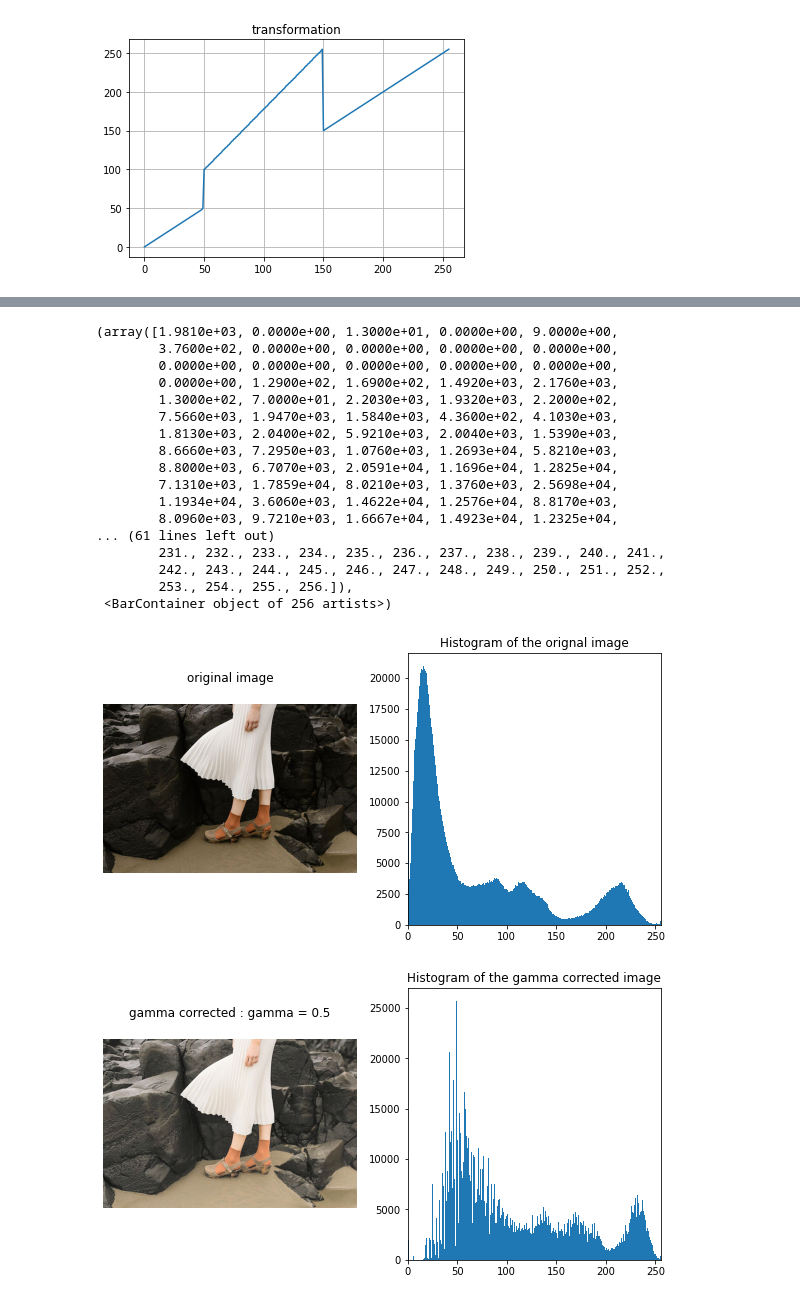
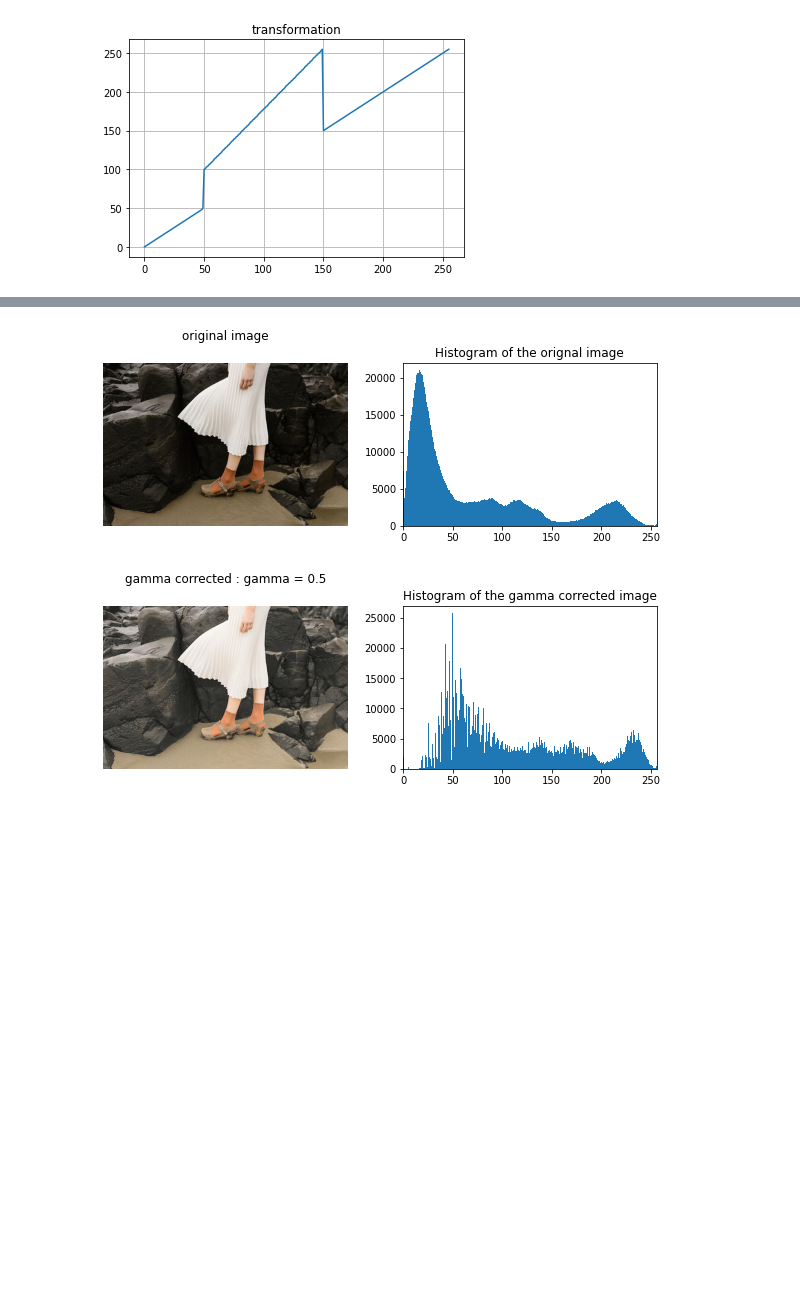
Before and after one commit to ishrath99/S4_EN_2550, a Jupyter notebook: Assignments/Assignment_1/190026T_en2550_assignment_01.ipynb, the cells around one changed output, grey strips where cells are left out. Cells and saved outputs as stored; diff of their text form; code cells hidden in the pictures; blank space fills up the shorter version.

```diff
--- a/Assignments/Assignment_1/190026T_en2550_assignment_01.ipynb
+++ b/Assignments/Assignment_1/190026T_en2550_assignment_01.ipynb
@@ -95,56 +100,42 @@ ax2.set_ylim([0,255])
 # %%
 #3)
 original = cv.imread(r'E:\Aca\aca sem 4\Image Processing & Machine vision\Assignments\Assignment_1\highlights_and_shadows.jpg', cv.IMREAD_COLOR)
 assert original is not None
 original_lab = cv.cvtColor(original, cv.COLOR_BGR2LAB)
 L = original_lab[:,:,0]
 
-fig1, (ax1, ax2) = plt.subplots(1,2, figsize=(10,5))
+fig1, (ax1, ax2) = plt.subplots(1,2, figsize=(10,3))
 original_rgb = cv.cvtColor(original, cv.COLOR_BGR2RGB)
 ax1.imshow(original_rgb)
 ax1.axis('off')
 ax1.title.set_text('original image')
 ax1.xaxis.tick_top()
 
 ax2.set_xlim([0, 256])
 ax2.title.set_text('Histogram of the orignal image')
-ax2.hist(original_rgb.flatten(), 256, [0, 256])
+ax2.hist(original_rgb.flatten(), 256, [0, 256]);
 
 gamma = 0.5
 correction = np.array([(pixel/255)**gamma*255 for pixel in range(0, 256)]).astype(np.uint8)
 corrected = cv.LUT(L, correction)
 original_lab[:,:,0] = corrected
 corrected_rgb = cv.cvtColor(original_lab, cv.COLOR_LAB2RGB)
 
-fig2, (ax1, ax2) = plt.subplots(1,2, figsize=(10,5))
+fig2, (ax1, ax2) = plt.subplots(1,2, figsize=(10,3))
 ax1.imshow(corrected_rgb)
 ax1.axis('off')
 ax1.title.set_text('gamma corrected : gamma = '+ str(gamma))
 ax1.xaxis.tick_top()
 
 ax2.set_xlim([0, 256])
 ax2.title.set_text('Histogram of the gamma corrected image')
-ax2.hist(corrected_rgb.flatten(), 256, [0, 256])
+ax2.hist(corrected_rgb.flatten(), 256, [0, 256]);
+
+del original; del original_lab; del original_rgb
+del corrected; del corrected_rgb; del correction; del L
 # %% [output]
-(array([1.9810e+03, 0.0000e+00, 1.3000e+01, 0.0000e+00, 9.0000e+00,
-        3.7600e+02, 0.0000e+00, 0.0000e+00, 0.0000e+00, 0.0000e+00,
-        0.0000e+00, 0.0000e+00, 0.0000e+00, 0.0000e+00, 0.0000e+00,
-        0.0000e+00, 1.2900e+02, 1.6900e+02, 1.4920e+03, 2.1760e+03,
-        1.3000e+02, 7.0000e+01, 2.2030e+03, 1.9320e+03, 2.2000e+02,
-        7.5660e+03, 1.9470e+03, 1.5840e+03, 4.3600e+02, 4.1030e+03,
-        1.8130e+03, 2.0400e+02, 5.9210e+03, 2.0040e+03, 1.5390e+03,
-        8.6660e+03, 7.2950e+03, 1.0760e+03, 1.2693e+04, 5.8210e+03,
-        8.8000e+03, 6.7070e+03, 2.0591e+04, 1.1696e+04, 1.2825e+04,
-        7.1310e+03, 1.7859e+04, 8.0210e+03, 1.3760e+03, 2.5698e+04,
-        1.1934e+04, 3.6060e+03, 1.4622e+04, 1.2576e+04, 8.8170e+03,
-        8.0960e+03, 9.7210e+03, 1.6667e+04, 1.4923e+04, 1.2325e+04,
-... (61 lines left out)
-        231., 232., 233., 234., 235., 236., 237., 238., 239., 240., 241.,
-        242., 243., 244., 245., 246., 247., 248., 249., 250., 251., 252.,
-        253., 254., 255., 256.]),
- <BarContainer object of 256 artists>)
-[figure, old version]
+[figure, new version]
-[figure, old version]
+[figure, new version]
 # %%
 #4)
 def histogramEqualization(image):
```
Also changed, not shown: parts of 9 cells of this notebook, 2 other files.
